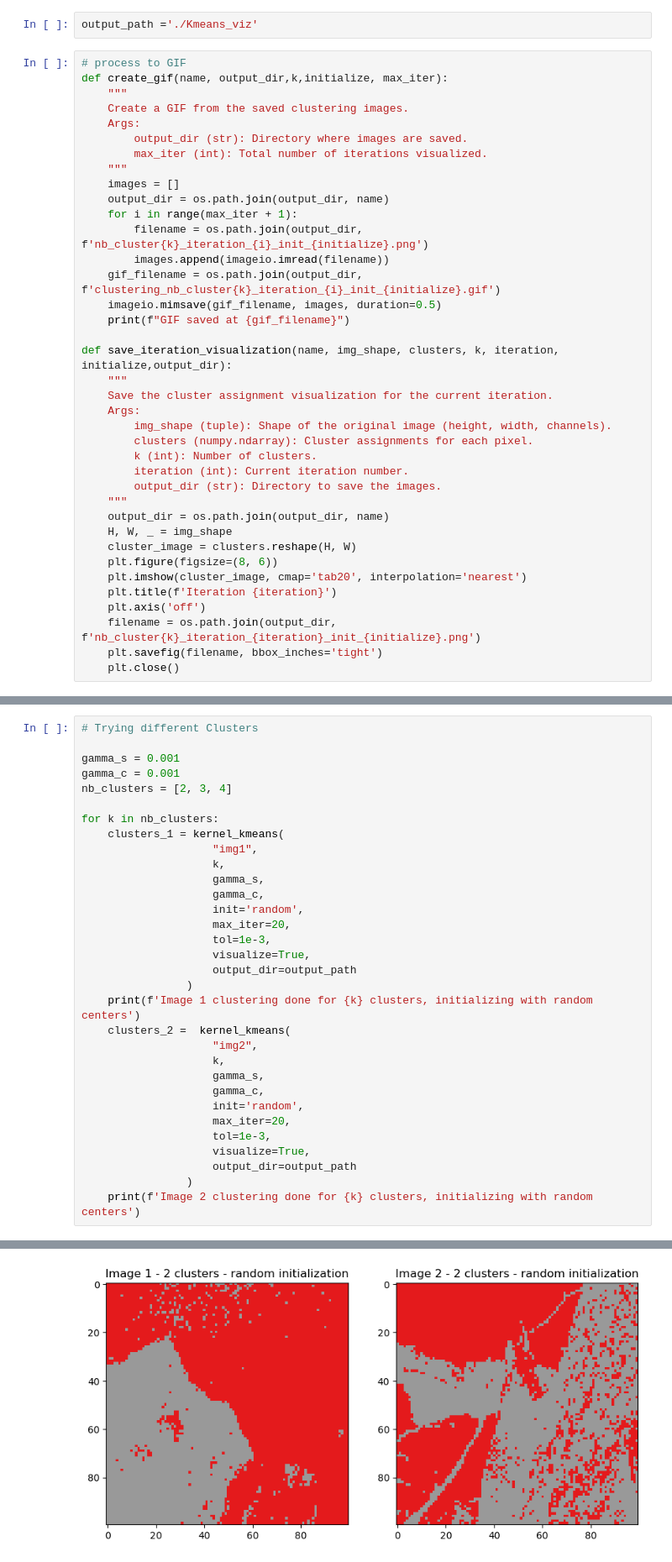
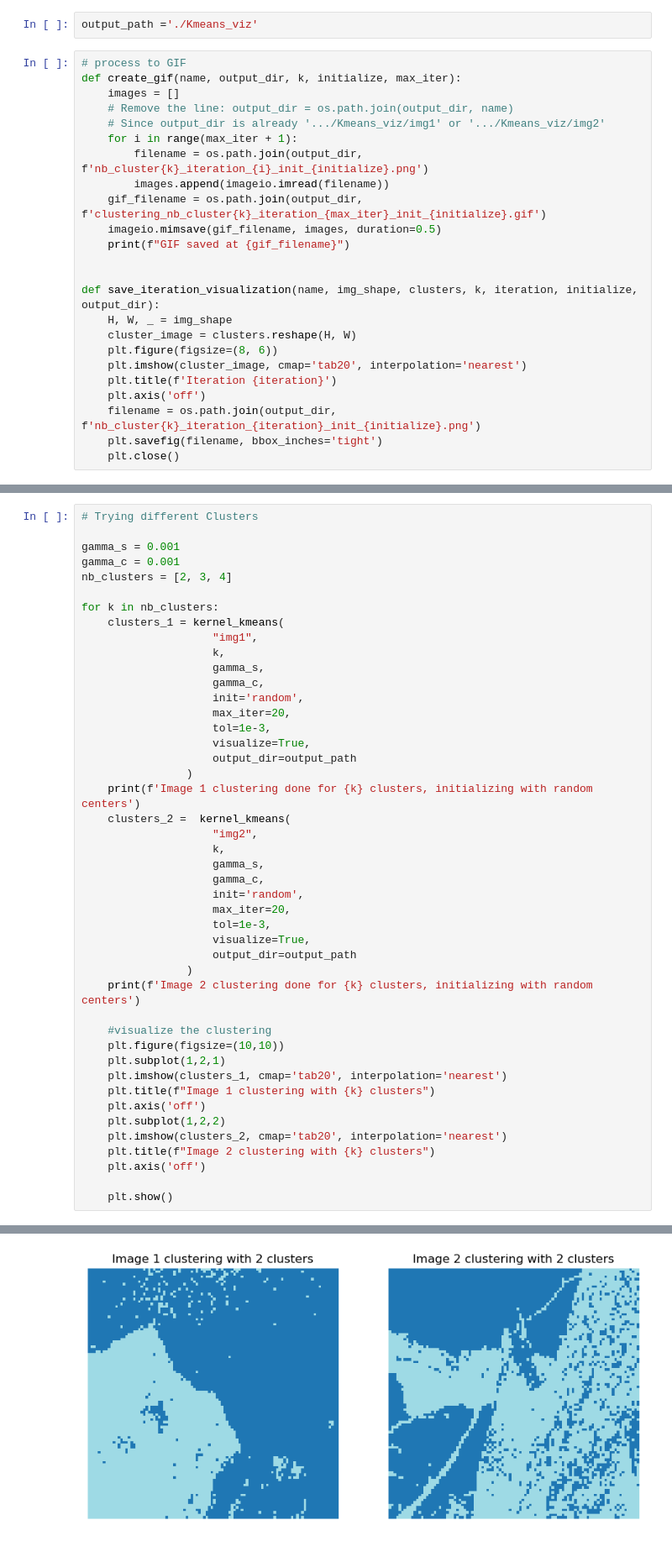
Before and after one commit to Jalalbaim/Kernel_KMeans_Spectral_Clustering, a Jupyter notebook: Kernel_Kmeans.ipynb, the cells around one changed output, grey strips where cells are left out. Shown at 84% size. Drawn from its saved outputs; the diff is of its cells as text.

Commit message:
Kernel Kmeans done

```diff
--- a/Kernel_Kmeans.ipynb
+++ b/Kernel_Kmeans.ipynb
@@ -12,33 +12,19 @@ import os
 output_path ='./Kmeans_viz'
 # %%
 # process to GIF
-def create_gif(name, output_dir,k,initialize, max_iter):
-    """
-    Create a GIF from the saved clustering images.
-    Args:
-        output_dir (str): Directory where images are saved.
-        max_iter (int): Total number of iterations visualized.
-    """
+def create_gif(name, output_dir, k, initialize, max_iter):
     images = []
-    output_dir = os.path.join(output_dir, name)
+    # Remove the line: output_dir = os.path.join(output_dir, name)
+    # Since output_dir is already '.../Kmeans_viz/img1' or '.../Kmeans_viz/img2'
     for i in range(max_iter + 1):
         filename = os.path.join(output_dir, f'nb_cluster{k}_iteration_{i}_init_{initialize}.png')
         images.append(imageio.imread(filename))
-    gif_filename = os.path.join(output_dir, f'clustering_nb_cluster{k}_iteration_{i}_init_{initialize}.gif')
+    gif_filename = os.path.join(output_dir, f'clustering_nb_cluster{k}_iteration_{max_iter}_init_{initialize}.gif')
     imageio.mimsave(gif_filename, images, duration=0.5)
     print(f"GIF saved at {gif_filename}")
 
-def save_iteration_visualization(name, img_shape, clusters, k, iteration, initialize,output_dir):
-    """
-    Save the cluster assignment visualization for the current iteration.
-    Args:
-        img_shape (tuple): Shape of the original image (height, width, channels).
-        clusters (numpy.ndarray): Cluster assignments for each pixel.
-        k (int): Number of clusters.
-        iteration (int): Current iteration number.
-        output_dir (str): Directory to save the images.
-    """
-    output_dir = os.path.join(output_dir, name)
+
+def save_iteration_visualization(name, img_shape, clusters, k, iteration, initialize, output_dir):
     H, W, _ = img_shape
     cluster_image = clusters.reshape(H, W)
     plt.figure(figsize=(8, 6))
@@ -260,5 +247,18 @@ for k in nb_clusters:
                     output_dir=output_path
                 )
     print(f'Image 2 clustering done for {k} clusters, initializing with random centers')
+
+    #visualize the clustering
+    plt.figure(figsize=(10,10))
+    plt.subplot(1,2,1)
+    plt.imshow(clusters_1, cmap='tab20', interpolation='nearest')
+    plt.title(f"Image 1 clustering with {k} clusters")
+    plt.axis('off')
+    plt.subplot(1,2,2)
+    plt.imshow(clusters_2, cmap='tab20', interpolation='nearest')
+    plt.title(f"Image 2 clustering with {k} clusters")
+    plt.axis('off')
+
+    plt.show()
 # %% [output]
 GIF saved at ./Kmeans_viz\img1\clustering_nb_cluster2_iteration_10_init_random.gif
@@ -266,2 +268,2 @@ GIF saved at ./Kmeans_viz\img2\clustering_nb_cluster2_iteration_4_init_random.gi
-[figure, old version]
+[figure, new version]
 GIF saved at ./Kmeans_viz\img1\clustering_nb_cluster3_iteration_5_init_random.gif
```
Also changed, not shown: parts of 3 cells of this notebook, 1 other file.
